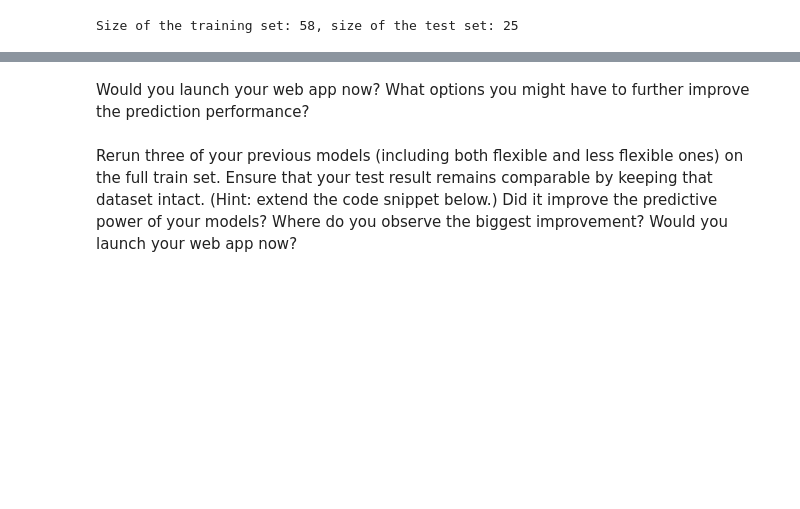
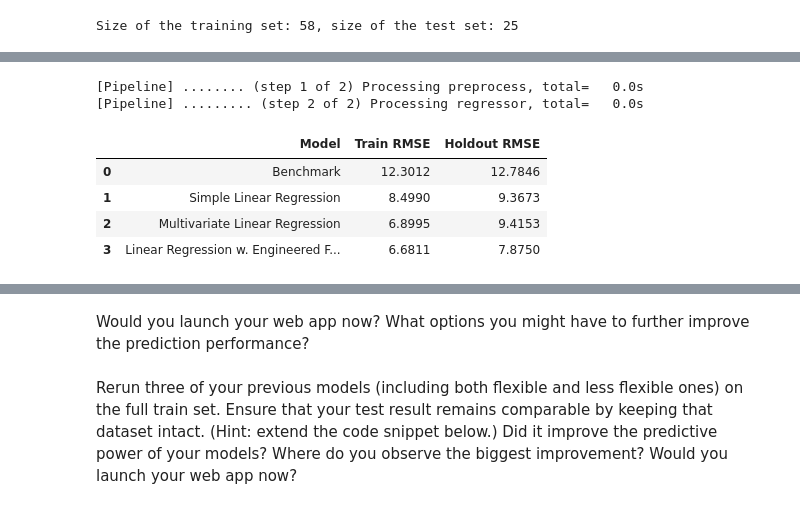
Before and after one commit to viethngn/Data_Science_2_ECBS5233, a Jupyter notebook: assignment1/assignment1_viethngn.ipynb, the cells around one changed output, grey strips where cells are left out. Drawn from its saved outputs; the diff is of its cells as text; code cells hidden in the pictures; blank space fills up the shorter version.

```diff
--- a/assignment1/assignment1_viethngn.ipynb
+++ b/assignment1/assignment1_viethngn.ipynb
@@ -140,0 +169,37 @@ Try to make your model (even) better. Document your process and its success whil
+# %%
+from sklearn.compose import ColumnTransformer
+from sklearn.preprocessing import PolynomialFeatures, OneHotEncoder
+from sklearn.pipeline import Pipeline
+
+# build the multivariate linear model with engineered features
+
+preprocessing = ColumnTransformer(
+    [
+        ("cat", OneHotEncoder(drop='first', handle_unknown="ignore"), categorical_cols),
+        ('quad', PolynomialFeatures(degree=2, include_bias=False), quad_cols)
+    ], remainder='passthrough'
+)
+
+fe_multi_model = Pipeline(
+        [("preprocess", preprocessing),
+         ("regressor", LinearRegression())
+         ], verbose=True
+)
+
+fe_multi_model.fit(X_train, y_train)
+
+model_name = 'Linear Regression w. Engineered Features'
+
+if model_name not in summary_df.Model.values:
+    summary_df.loc[len(summary_df.index)] = [model_name,
+                                             '{:.4f}'.format(root_mean_squared_error(y_train, fe_multi_model.predict(X_train))),
+                                             '{:.4f}'.format(root_mean_squared_error(y_test, fe_multi_model.predict(X_test)))]
+summary_df
+# %% [output]
+[Pipeline] ........ (step 1 of 2) Processing preprocess, total=   0.0s
+[Pipeline] ......... (step 2 of 2) Processing regressor, total=   0.0s
+|  | Model | Train RMSE | Holdout RMSE |
+| 0 | Benchmark | 12.3012 | 12.7846 |
+| 1 | Simple Linear Regression | 8.4990 | 9.3673 |
+| 2 | Multivariate Linear Regression | 6.8995 | 9.4153 |
+| 3 | Linear Regression w. Engineered F... | 6.6811 | 7.8750 |
```
Also changed, not shown: parts of 31 cells of this notebook.
